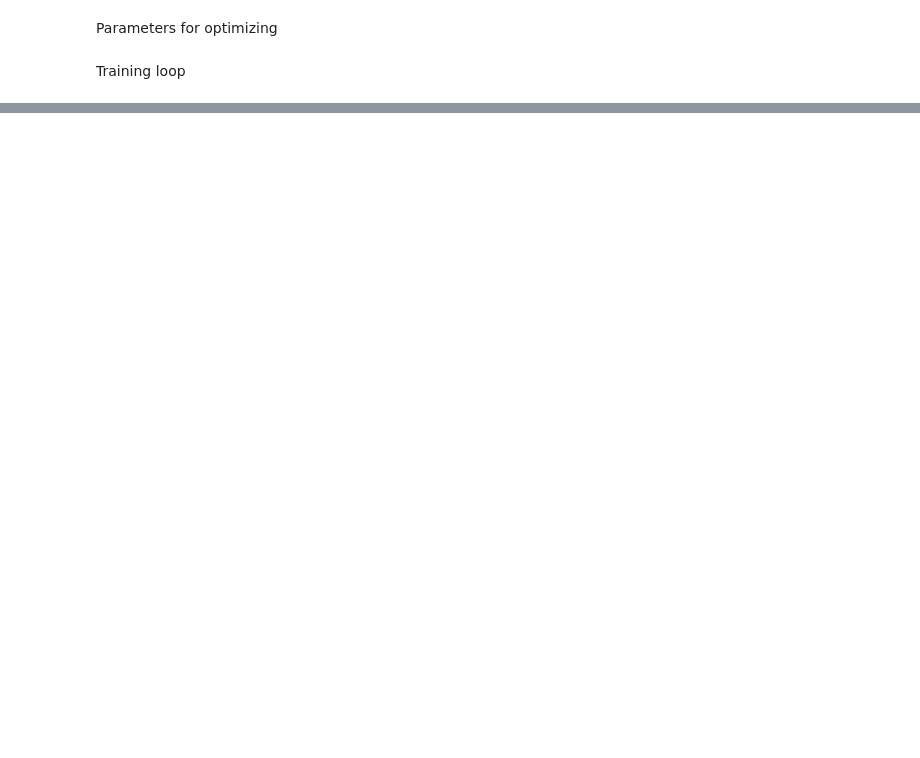
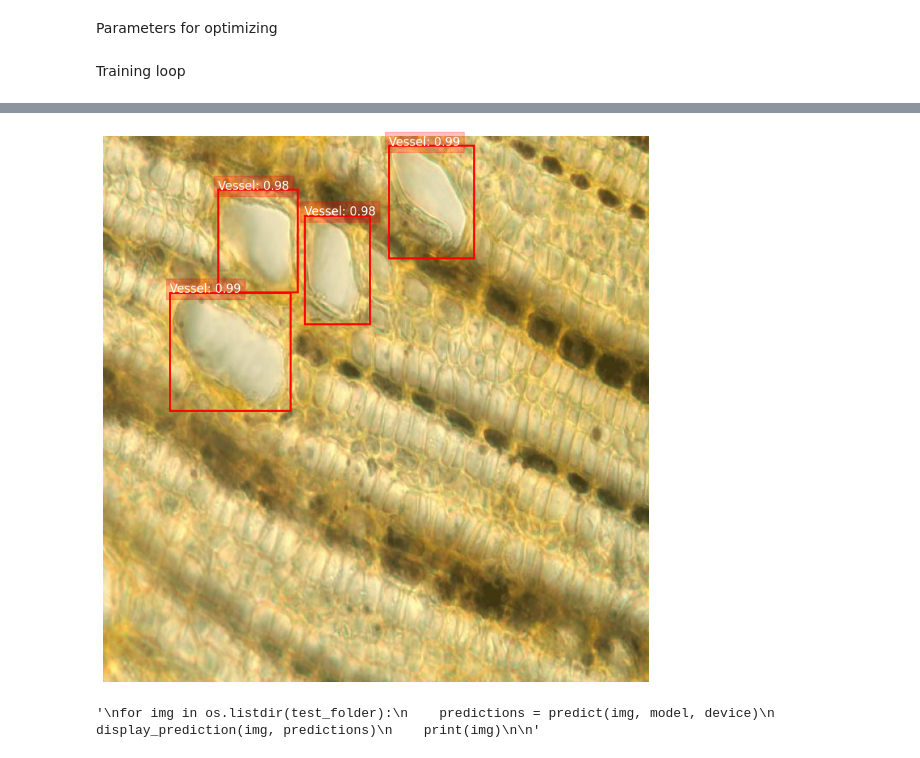
Before and after one commit to evancurls/Machine-Learning, a Jupyter notebook: inrigevan-project3.ipynb, the cells around one changed output, grey strips where cells are left out. Cells and saved outputs as stored; diff of their text form; code cells hidden in the pictures; blank space fills up the shorter version.

Commit message:
Kaggle Notebook | InrigEvan Project3 | added output

```diff
--- a/inrigevan-project3.ipynb
+++ b/inrigevan-project3.ipynb
@@ -39,7 +39,7 @@ for dirname, _, filenames in os.walk('/kaggle/input'):
 # %%
 #folder and annotations are provided from me
-image_dir = '/kaggle/input/automatic-plant-cell-detection/train/'
-annotations_file = '/kaggle/input/automatic-plant-cell-detection/train/_annotations.coco.json'
+image_dir = '/kaggle/input/automatic-plant-cell-detection/Vessel Detection.v1i.coco (1)/train'
+annotations_file = '/kaggle/input/automatic-plant-cell-detection/Vessel Detection.v1i.coco (1)/train/_annotations.coco.json'
 
 #class of the dataset
 class CustomCocoDataset(Dataset):
@@ -201,33 +233,52 @@ def predict(image_path, model, device):
     image = transform(image).to(device)
     model.eval()
     with torch.no_grad():
         prediction = model([image])
 
     return prediction
 
-image_path = '/kaggle/input/automatic-plant-cell-detection/test/Ccr-1-root-5_png.rf.3891ea52467abfd4a9601d9d141bc71c.jpg'
+#predict one image path
+image_path = '/kaggle/input/automatic-plant-cell-detection/Vessel Detection.v1i.coco (1)/test/Co-2-stem-1_png.rf.6797c19c7c90cf2adafc15f1edd291f7.jpg'
 predictions = predict(image_path, model, device)
 
 def display_prediction(image_path, predictions, threshold=0.5):
     image = Image.open(image_path).convert("RGB")
     plt.figure(figsize=(10,10))
     plt.imshow(image)
 
     prediction = predictions[0]
     boxes = prediction['boxes'].cpu().numpy()
     scores = prediction['scores'].cpu().numpy()
     labels = prediction['labels'].cpu().numpy()
 
     for box, score, label in zip(boxes, scores, labels):
         if score > threshold:
             xmin, ymin, xmax, ymax = box
             plt.gca().add_patch(plt.Rectangle((xmin, ymin), xmax-xmin, ymax-ymin,
                                               linewidth=2, edgecolor='red', facecolor='none'))
-            plt.text(xmin, ymin, f"{dataset.categories[label-1]['name']}: {score:.2f}",
+            text = plt.text(xmin, ymin, f"{dataset.categories[label-1]['name']}: {score:.2f}",
                      color='white', fontsize=12, backgroundcolor='red')
+            text.set_bbox(dict(facecolor='red', alpha=0.25, edgecolor='red'))
 
     plt.axis('off')
     plt.show()
 
+def prediction_boxes(predictions):
+    prediction = predictions[0]
+    boxes = prediction['boxes'].cpu().numpy()
+    return boxes
+
+display_prediction(image_path, predictions)
 # Display the predictions
-display_prediction(image_path, predictions)
+
+
+'''
+for img in os.listdir(test_folder):
+    predictions = predict(img, model, device)
+    display_prediction(img, predictions)
+    print(img)
+
+'''
+# %% [output]
+[figure, added]
+'\nfor img in os.listdir(test_folder):\n    predictions = predict(img, model, device)\n    display_prediction(img, predictions)\n    print(img)\n\n'
```
Also changed, not shown: parts of 5 cells of this notebook.
